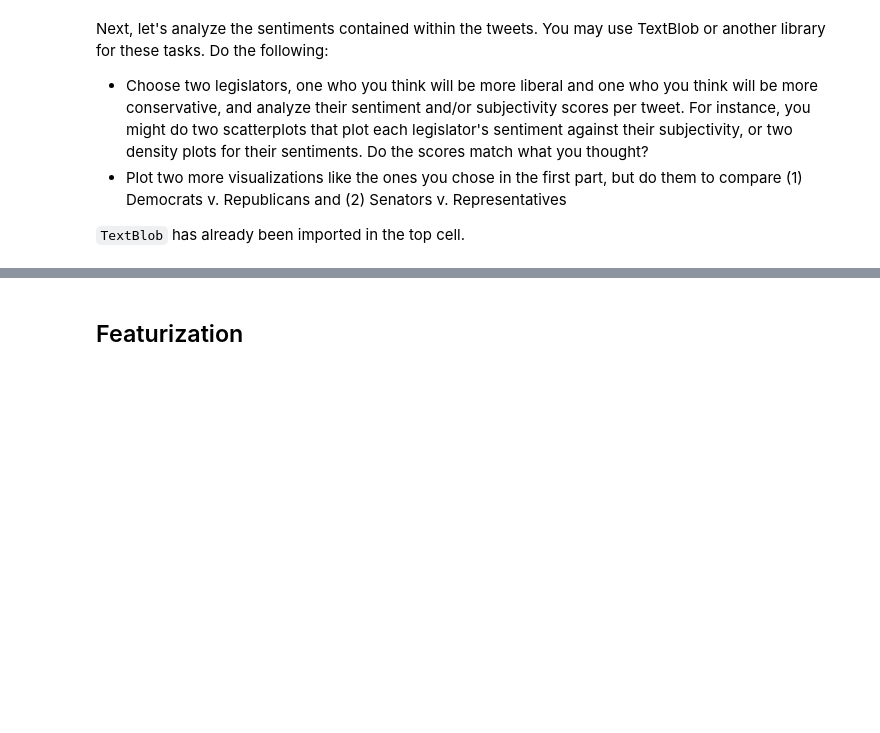
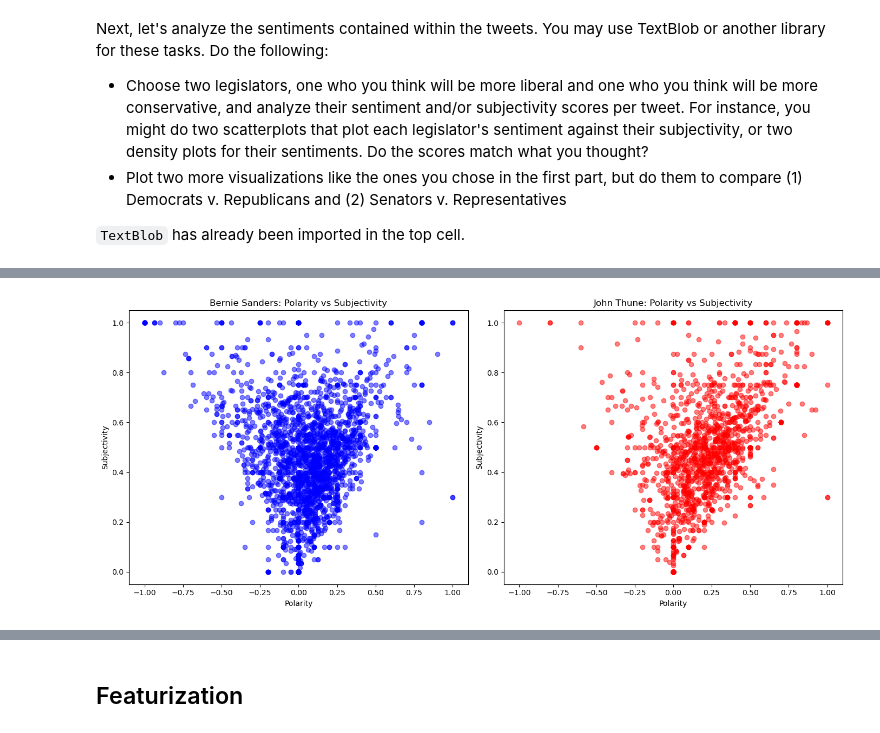
Before and after one commit to Saadaamadu/Computational-Social-Science-Projects, a Jupyter notebook: Project5/Project_5_Saada.ipynb, the cells around one changed output, grey strips where cells are left out. Drawn from its saved outputs; the diff is of its cells as text; code cells hidden in the pictures; blank space fills up the shorter version.

```diff
--- a/Project5/Project_5_Saada.ipynb
+++ b/Project5/Project_5_Saada.ipynb
@@ -272,0 +344,92 @@ Next, let's analyze the sentiments contained within the tweets. You may use Text
+# %%
+#compute sentiment for all tweets
+congress_tweets_sample['polarity'] = congress_tweets_sample['text'].apply(lambda tweet: TextBlob(tweet).sentiment.polarity)
+congress_tweets_sample['subjectivity'] = congress_tweets_sample['text'].apply(lambda tweet: TextBlob(tweet).sentiment.subjectivity)
+
+#filter tweets for Bernie Sanders and John Thune
+sanders_tweets = congress_tweets[congress_tweets['name_wikipedia'] == 'Bernie Sanders'].copy()
+thune_tweets = congress_tweets[congress_tweets['name_wikipedia'] == 'John Thune'].copy()
+
+#compute sentiment polarity and subjectivity for each tweet for both senators
+sanders_tweets['polarity'] = sanders_tweets['text'].apply(lambda tweet: TextBlob(tweet).sentiment.polarity)
+sanders_tweets['subjectivity'] = sanders_tweets['text'].apply(lambda tweet: TextBlob(tweet).sentiment.subjectivity)
+thune_tweets['polarity'] = thune_tweets['text'].apply(lambda tweet: TextBlob(tweet).sentiment.polarity)
+thune_tweets['subjectivity'] = thune_tweets['text'].apply(lambda tweet: TextBlob(tweet).sentiment.subjectivity)
+
+# Plot scatterplots for each senator: sentiment polarity vs. subjectivity
+fig, axes = plt.subplots(1, 2, figsize=(14, 6))
+
+axes[0].scatter(sanders_tweets['polarity'], sanders_tweets['subjectivity'],
+                alpha=0.5, color='blue')
+axes[0].set_title("Bernie Sanders: Polarity vs Subjectivity")
+axes[0].set_xlabel("Polarity")
+axes[0].set_ylabel("Subjectivity")
+
+axes[1].scatter(thune_tweets['polarity'], thune_tweets['subjectivity'],
+                alpha=0.5, color='red')
+axes[1].set_title("John Thune: Polarity vs Subjectivity")
+axes[1].set_xlabel("Polarity")
+axes[1].set_ylabel("Subjectivity")
+
+plt.tight_layout()
+plt.show()
+
+# Create a combined density plot comparing the polarity distributions
+plt.figure(figsize=(10, 6))
+sanders_tweets['polarity'].plot(kind='density', label='Bernie Sanders', color='blue')
+thune_tweets['polarity'].plot(kind='density', label='John Thune', color='red')
+plt.title("Density Plot of Sentiment Polarity for Bernie Sanders and John Thune")
+plt.xlabel("Polarity")
+plt.legend()
+plt.show()
+
+
+#filter tweets by party
+democrat_tweets = congress_tweets_sample[congress_tweets_sample['party'] == 'Democrat']
+republican_tweets = congress_tweets_sample[congress_tweets_sample['party'] == 'Republican']
+
+#scatter plot: polarity vs. Subjectivity
+plt.figure(figsize=(10,6))
+plt.scatter(democrat_tweets['polarity'], democrat_tweets['subjectivity'], alpha=0.5, label='Democrats', color='blue')
+plt.scatter(republican_tweets['polarity'], republican_tweets['subjectivity'], alpha=0.5, label='Republicans', color='red')
+plt.title('Polarity vs. Subjectivity: Democrats vs. Republicans')
+plt.xlabel('Polarity')
+plt.ylabel('Subjectivity')
+plt.legend()
+plt.show()
+
+#density plot: polarity distribution
+plt.figure(figsize=(10,6))
+democrat_tweets['polarity'].plot(kind='density', label='Democrats', color='blue')
+republican_tweets['polarity'].plot(kind='density', label='Republicans', color='red')
+plt.title('Density Plot of Polarity: Democrats vs. Republicans')
+plt.xlabel('Polarity')
+plt.legend()
+plt.show()
+
+# Senators vs. Representatives Visualizations
+
+# Filter tweets by position (assuming 'Sen' for Senators, 'Rep' for Representatives)
+senator_tweets = congress_tweets_sample[congress_tweets_sample['position'] == 'Sen']
+representative_tweets = congress_tweets_sample[congress_tweets_sample['position'] == 'Rep']
+
+# Scatter plot: Polarity vs. Subjectivity
+plt.figure(figsize=(10,6))
+plt.scatter(senator_tweets['polarity'], senator_tweets['subjectivity'], alpha=0.5, label='Senators', color='green')
+plt.scatter(representative_tweets['polarity'], representative_tweets['subjectivity'], alpha=0.5, label='Representatives', color='orange')
+plt.title('Polarity vs. Subjectivity: Senators vs. Representatives')
+plt.xlabel('Polarity')
+plt.ylabel('Subjectivity')
+plt.legend()
+plt.show()
+
+# Density plot: Polarity distribution
+plt.figure(figsize=(10,6))
+senator_tweets['polarity'].plot(kind='density', label='Senators', color='green')
+representative_tweets['polarity'].plot(kind='density', label='Representatives', color='orange')
+plt.title('Density Plot of Polarity: Senators vs. Representatives')
+plt.xlabel('Polarity')
+plt.legend()
+plt.show()
+# %% [output]
+[figure, added]
```
Also changed, not shown: parts of 57 cells of this notebook.
